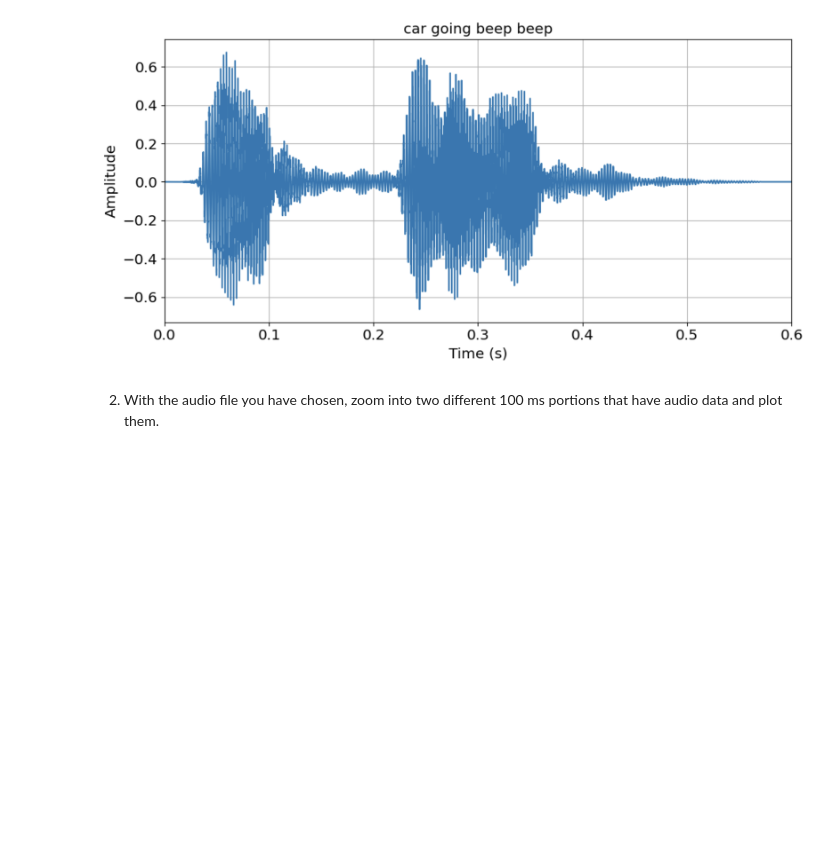
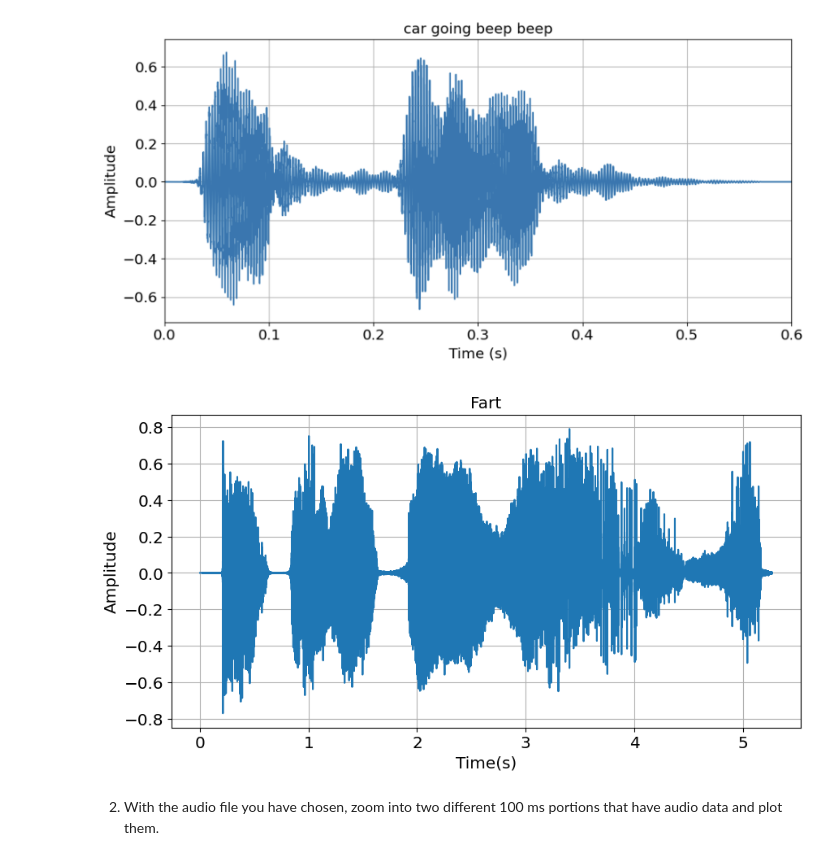
Before and after one commit to Charles0510/musicInformatics-DT2470, a Jupyter notebook: Lab/Lab1/DT2470_lab01-1.ipynb, the cells around one changed output. Drawn from its saved outputs; the diff is of its cells as text; code cells hidden in the pictures; blank space fills up the shorter version.

Commit message:
Lab1 Read audio

```diff
--- a/Lab/Lab1/DT2470_lab01-1.ipynb
+++ b/Lab/Lab1/DT2470_lab01-1.ipynb
@@ -41,18 +41,37 @@ Below I show the first 0.6 seconds of my audio file, which I created using https
 # %%
 import pydub
 import matplotlib.pyplot as plt
 import numpy as np
 
 # The following makes the plot look nice
 params = {'legend.fontsize': 'x-large',
           'figure.figsize': (10, 5),
          'axes.labelsize': 'x-large',
          'axes.titlesize':'x-large',
          'xtick.labelsize':'x-large',
          'ytick.labelsize':'x-large'}
 plt.rcParams.update(params)
 
 # add your code below
+
+# read audio
+wav_audio = pydub.AudioSegment.from_file("fart.wav", format="wav")
+bit_depth = wav_audio.sample_width * 8
+
+# sample the audio
+samples = np.array(wav_audio.get_array_of_samples())
+samples = samples / (2**(bit_depth-1)) # normalize sample
+
+# plot the audio
+time_axis = np.linspace(0, len(wav_audio) / 1000, num=len(samples))
+plt.plot(time_axis, samples)
+plt.title('Fart')
+plt.xlabel('Time(s)')
+plt.ylabel('Amplitude')
+plt.grid(True)
+plt.show()
+# %% [output]
+[figure, added]
 # %% [markdown]
 2. With the audio file you have chosen, zoom into two different 100 ms portions that have audio data and plot them.
 # %%
```
